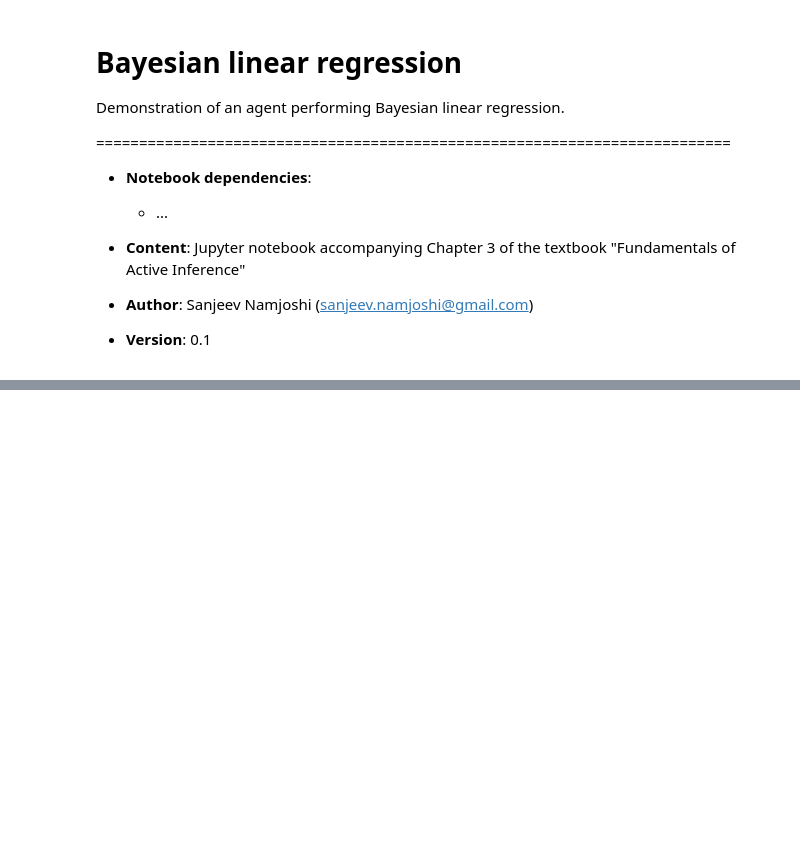
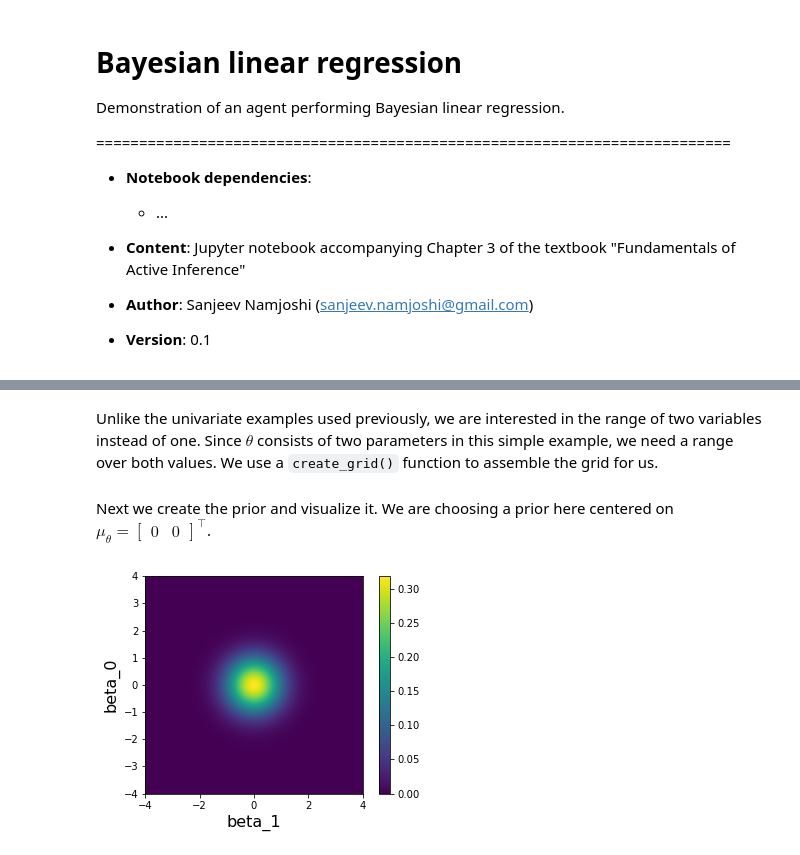
Before and after one commit to snamjoshi/faif-book, a Jupyter notebook: notebooks/ch3/4_bayesian_linear_regression.ipynb, the cells around one changed output, grey strips where cells are left out. Drawn from its saved outputs; the diff is of its cells as text; code cells hidden in the pictures; blank space fills up the shorter version.

```diff
--- a/notebooks/ch3/4_bayesian_linear_regression.ipynb
+++ b/notebooks/ch3/4_bayesian_linear_regression.ipynb
@@ -13,6 +13,17 @@ Demonstration of an agent performing Bayesian linear regression.
 * **Author**: Sanjeev Namjoshi (sanjeev.namjoshi@gmail.com)
 
 * **Version**: 0.1
+# %%
+import matplotlib.pyplot as plt
+import matplotlib as mpl
+import numpy as np
+
+from numpy.linalg import inv
+from pylab import colorbar
+from scipy.stats import multivariate_normal
+from types import SimpleNamespace
+
+mpl.style.use("seaborn-deep")
 # %% [markdown]
 We now turn to a Bayesian linear regression agent. In Bayesian linear regression, we are interested in solving the following inference problem:
 
@@ -45,0 +107,31 @@ These equations are directly implemented in `get_posterior_probs()` below.
+# %% [markdown]
+Unlike the univariate examples used previously, we are interested in the range of two variables instead of one. Since $\theta$ consists of two parameters in this simple example, we need a range over both values. We use a `create_grid()` function to assemble the grid for us.
+# %%
+def create_grid(theta_min: int, theta_max: int):
+    X_grid, y_grid = np.mgrid[theta_min:theta_max:.01, theta_min:theta_max:.01]
+    grid = np.dstack((X_grid, y_grid))
+    return grid
+
+# Create grid
+theta_min, theta_max = -4, 4
+theta_grid  = create_grid(theta_min, theta_max)
+# %% [markdown]
+Next we create the prior and visualize it. We are choosing a prior here centered on $\mu_\theta = \begin{bmatrix} 0 & 0 \end{bmatrix}^\top$.
+# %%
+def get_prior_probs(mu_theta, cov_theta, theta_grid):
+    return multivariate_normal.pdf(theta_grid, mu_theta, cov_theta)
+
+mu_theta  = np.array([0., 0.])   # Theta prior [1 x P]
+cov_theta = 0.5 * np.eye(2)      # Theta covariance matrix [P x P]
+
+prior_probs = get_prior_probs(mu_theta, cov_theta, theta_grid)
+# %%
+fig, ax = plt.subplots()
+im = ax.imshow(prior_probs, origin="lower", cmap="viridis", extent=[theta_min, theta_max, theta_min, theta_max])
+colorbar(im)
+
+plt.xlabel("beta_1", fontsize=16)
+plt.ylabel("beta_0", fontsize=16)
+plt.grid(False)
+# %% [output]
+[figure, added]
```
Also changed, not shown: parts of 9 cells of this notebook, 3 other files.
